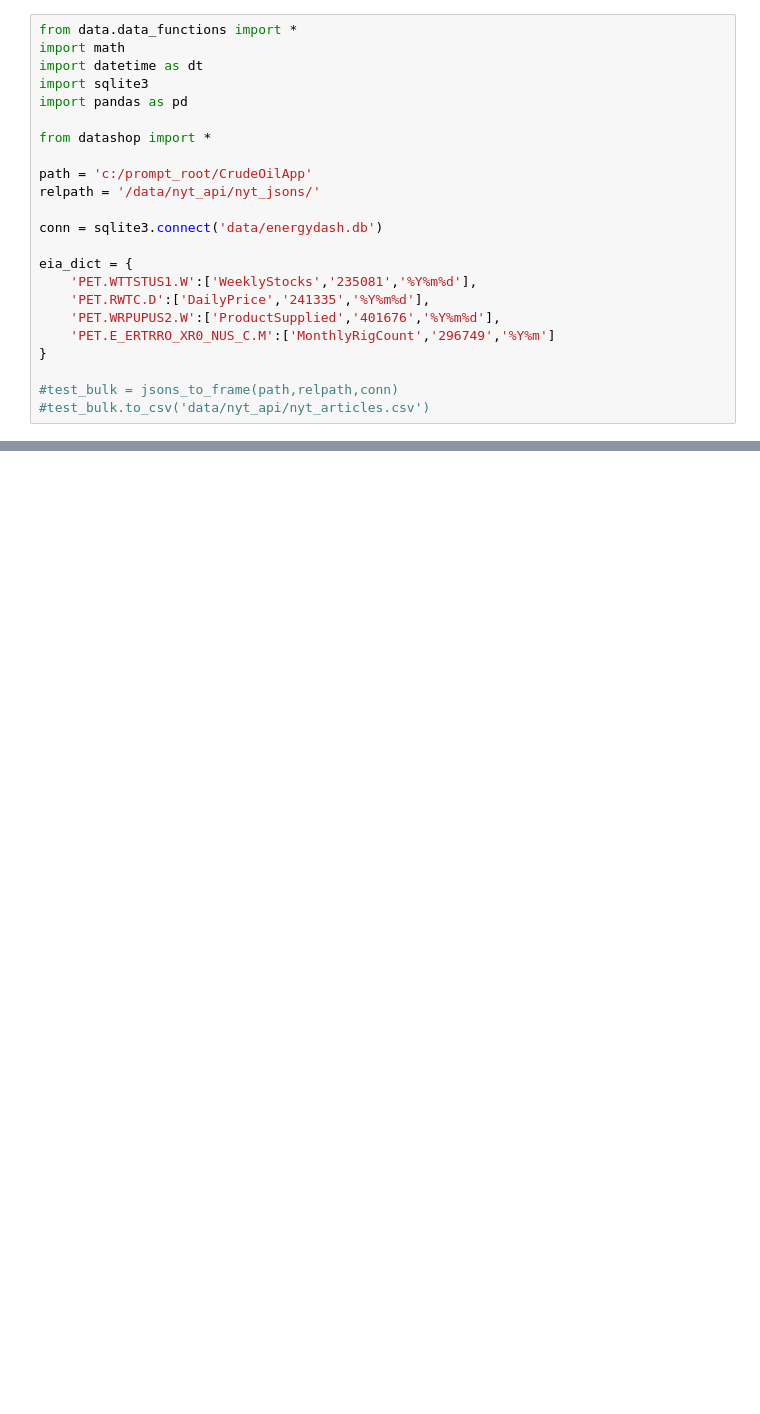
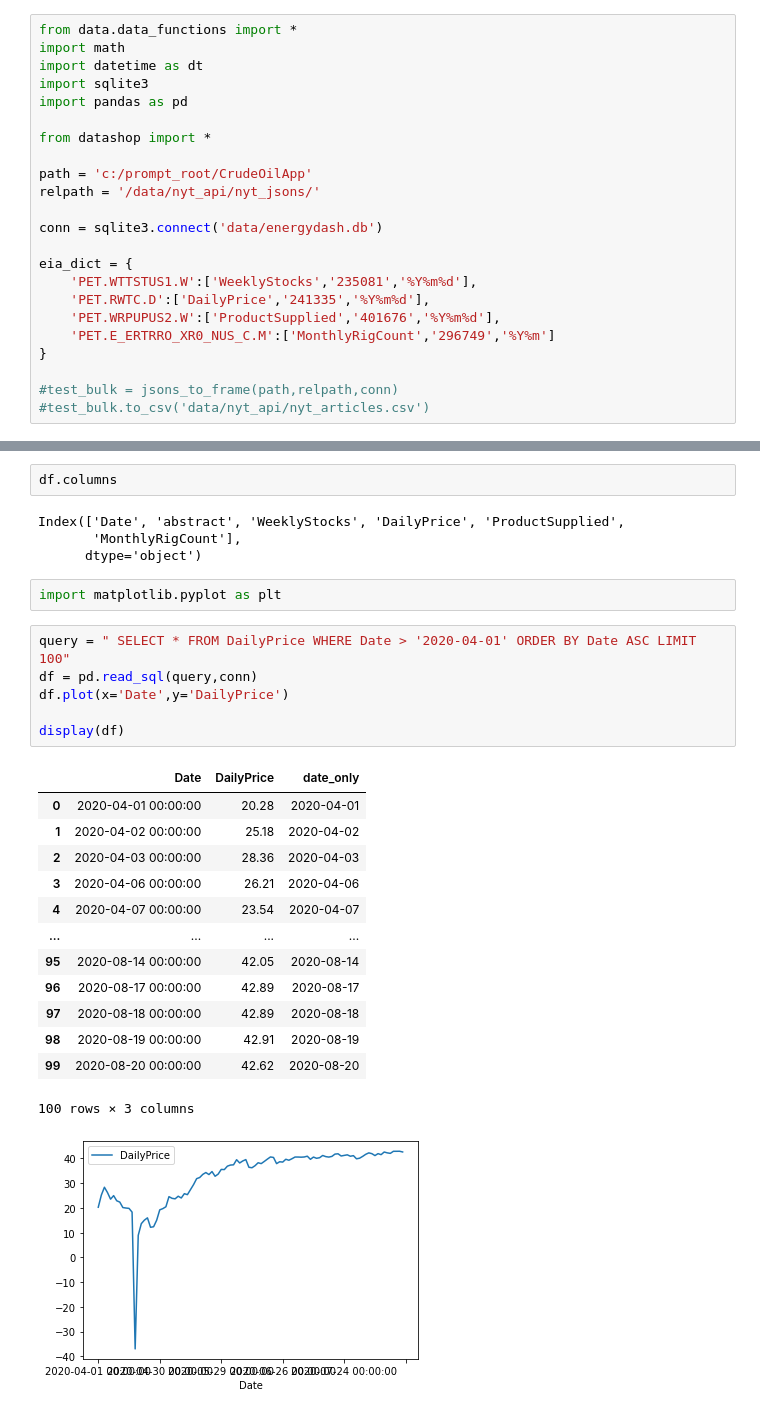
Before and after one commit to UmarsPortfolio/CrudeOilApp, a Jupyter notebook: 3_testing.ipynb, the cells around one changed output, grey strips where cells are left out. Cells and saved outputs as stored; diff of their text form; blank space fills up the shorter version.

```diff
--- a/3_testing.ipynb
+++ b/3_testing.ipynb
@@ -30 +57,30 @@ eia_dict = {
+# %%
+df.columns
+# %% [output]
+Index(['Date', 'abstract', 'WeeklyStocks', 'DailyPrice', 'ProductSupplied',
+       'MonthlyRigCount'],
+      dtype='object')
+# %%
+import matplotlib.pyplot as plt
+# %%
+query = " SELECT * FROM DailyPrice WHERE Date > '2020-04-01' ORDER BY Date ASC LIMIT 100"
+df = pd.read_sql(query,conn)
+df.plot(x='Date',y='DailyPrice')
+
+display(df)
+# %% [output]
+|  | Date | DailyPrice | date_only |
+| 0 | 2020-04-01 00:00:00 | 20.28 | 2020-04-01 |
+| 1 | 2020-04-02 00:00:00 | 25.18 | 2020-04-02 |
+| 2 | 2020-04-03 00:00:00 | 28.36 | 2020-04-03 |
+| 3 | 2020-04-06 00:00:00 | 26.21 | 2020-04-06 |
+| 4 | 2020-04-07 00:00:00 | 23.54 | 2020-04-07 |
+| ... | ... | ... | ... |
+| 95 | 2020-08-14 00:00:00 | 42.05 | 2020-08-14 |
+| 96 | 2020-08-17 00:00:00 | 42.89 | 2020-08-17 |
+| 97 | 2020-08-18 00:00:00 | 42.89 | 2020-08-18 |
+| 98 | 2020-08-19 00:00:00 | 42.91 | 2020-08-19 |
+| 99 | 2020-08-20 00:00:00 | 42.62 | 2020-08-20 |
+100 rows × 3 columns
+[figure, added]
 # %%
```
Also changed, not shown: parts of 31 cells of this notebook, 9 other files.
